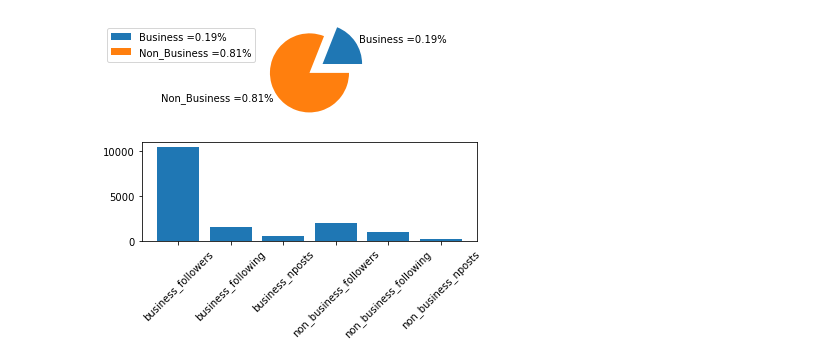
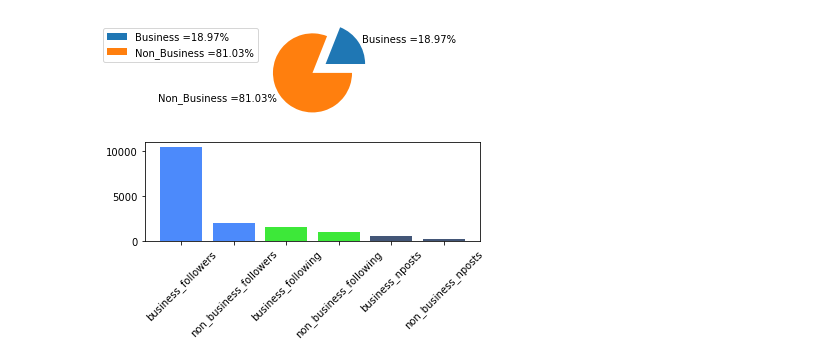
Before and after one commit to nem-42098/ADM_HW2_Group_28, a Jupyter notebook: RQ2.ipynb, the cells around one changed output. Drawn from its saved outputs; the diff is of its cells as text; code cells hidden in the pictures.

```diff
--- a/RQ2.ipynb
+++ b/RQ2.ipynb
@@ -62,11 +48,9 @@ RQ 2.2 What posts have the highest number of "likes"?
 # %%
 
 for i,chunk in tq(enumerate(pd.read_csv('/home/ec2-user/SageMaker/Data/instagram_posts.csv',usecols=['post_id','numbr_likes'],sep='\t',chunksize=40000))):
-    if i==0:
-        df_likes=chunk.sort_values(by='numbr_likes',ascending=False).head(1)
-    else:
-        i=chunk.sort_values(by='numbr_likes',ascending=False).head(1)
-        df_likes=pd.concat([df_likes,i],axis=0)
+
+    df_likes=pd.concat([df_likes,chunk.sort_values(by='numbr_likes',ascending=False).head(1)],axis=0) if i!=0 else chunk.sort_values(by='numbr_likes',ascending=False).head(1)
+
 
 df_likes=df_likes.sort_values(by='numbr_likes',ascending=False)
 print('The post with post-id {0} has {1} number of likes which is the maximum among the dataset'.format(str(df_likes['post_id'].head(1).values[0]),str(df_likes['numbr_likes'].head(1).values[0])))
@@ -96,0 +98,7 @@ RQ 2.5 How many posts include only photos? How many also have videos?
+# %%
+for i,chunk in tq(enumerate(pd.read_csv('/home/ec2-user/SageMaker/Data/instagram_posts.csv',usecols=['location_id'],sep='\t',chunksize=1000000))):
+  empty_location =empty_location+chunk.isnull().sum() if i!=0 else chunk.isnull().sum()
+  non_empty_location=non_empty_location+chunk.notnull().sum() if i!=0 else chunk.notnull().sum()
+
+empty_location=empty_location.values[0]
+non_empty_location=non_empty_location.values[0]
@@ -97,15 +140,14 @@ RQ 2.5 How many posts include only photos? How many also have videos?
 # %%
-for i,chunk in tq(enumerate(pd.read_csv('/home/ec2-user/SageMaker/Data/instagram_posts.csv',usecols=['post_type'],sep='\t',chunksize=10000))):
-    chunk=pre_processing_posts(chunk)
+for i,chunk in tq(enumerate(pd.read_csv('/home/ec2-user/SageMaker/Data/instagram_posts.csv',usecols=['post_type'],sep='\t',chunksize=1000000))):
+
     if i==0:
-        count_photos=len(chunk[chunk['post_type']==1]) ##Filter by post_type column values to identify rows with only photos
-        count_videos=len(chunk[chunk['post_type']==2])
-    else:
-        count_photos=count_photos+len(chunk[chunk['post_type']==1])
-        count_videos=count_videos+len(chunk[chunk['post_type']==2])
-
+        count_photos=count_photos+len(chunk[chunk['post_type']==1]) if i!=0 else len(chunk[chunk['post_type']==1]) ##Filter by post_type column values to identify rows with only photos
+        count_videos=count_videos+len(chunk[chunk['post_type']==2]) if i!=0 else len(chunk[chunk['post_type']==2])
+        count_photos_videos=count_videos+len(chunk[chunk['post_type']==3]) if i!=0 else len(chunk[chunk['post_type']==3])
 
 print('The total number of posts with only photos is {}'.format(count_photos))
 
 print('The total number of posts with only videos is {}'.format(count_videos))
+
+print('The total number of posts with photos and videos is {}'.format(count_photos_videos))
 # %% [output]
@@ -139,17 +207,24 @@ for j,chunk in tq(enumerate(pd.read_csv('/home/ec2-user/SageMaker/Data/instagram
         false_following+=chunk[chunk['is_business_account']==False]['following'].sum()
         false_nposts+=chunk[chunk['is_business_account']==False]['n_posts'].sum()
 # %%
-import matplotlib.pyplot as plt
+
 plt.subplot(2,1,1)
-mylabels=['Business ='+str(round(count_true/(count_true+count_false),2))+'%','Non_Business ='+str(round(count_false/(count_true+count_false),2))+'%']
+mylabels=['Business ='+str(round(count_true*100/(count_true+count_false),2))+'%','Non_Business ='+str(round(count_false*100/(count_true+count_false),2))+'%']
 plt.pie([round(count_true/(count_true+count_false),2),round(count_false/(count_true+count_false),2)],labels=mylabels,explode=[0.4,0])
 plt.legend(bbox_to_anchor=(-0.5,0,0.5,1))
 
 plt.subplot(2,1,2)
-plt.bar([str('business_followers'),str('business_following'),str('business_nposts'),str('non_business_followers'),str('non_business_following'),str('non_business_nposts')],
-        [true_followers/count_true,true_following/count_true,true_nposts/count_true,false_followers/count_false,false_following/count_false,false_nposts/count_false])
+colors=[]
+for i in range(0,6,2):
+        x=(random.random(), random.random(), random.random())
+        colors.append(x)
+        colors.append(x)
+plt.bar([str('business_followers'),str('non_business_followers'),str('business_following'),str('non_business_following'),str('business_nposts'),str('non_business_nposts')],
+        [true_followers/count_true,false_followers/count_false,true_following/count_true,false_following/count_false,true_nposts/count_true,false_nposts/count_false],color=colors)
 plt.xticks(rotation=45)
 plt.show()
+
+##barh: horizontal bar plot
 # %% [output]
-[figure, old version]
+[figure, new version]
 # %% [markdown]
```
Also changed, not shown: parts of 24 cells of this notebook.
